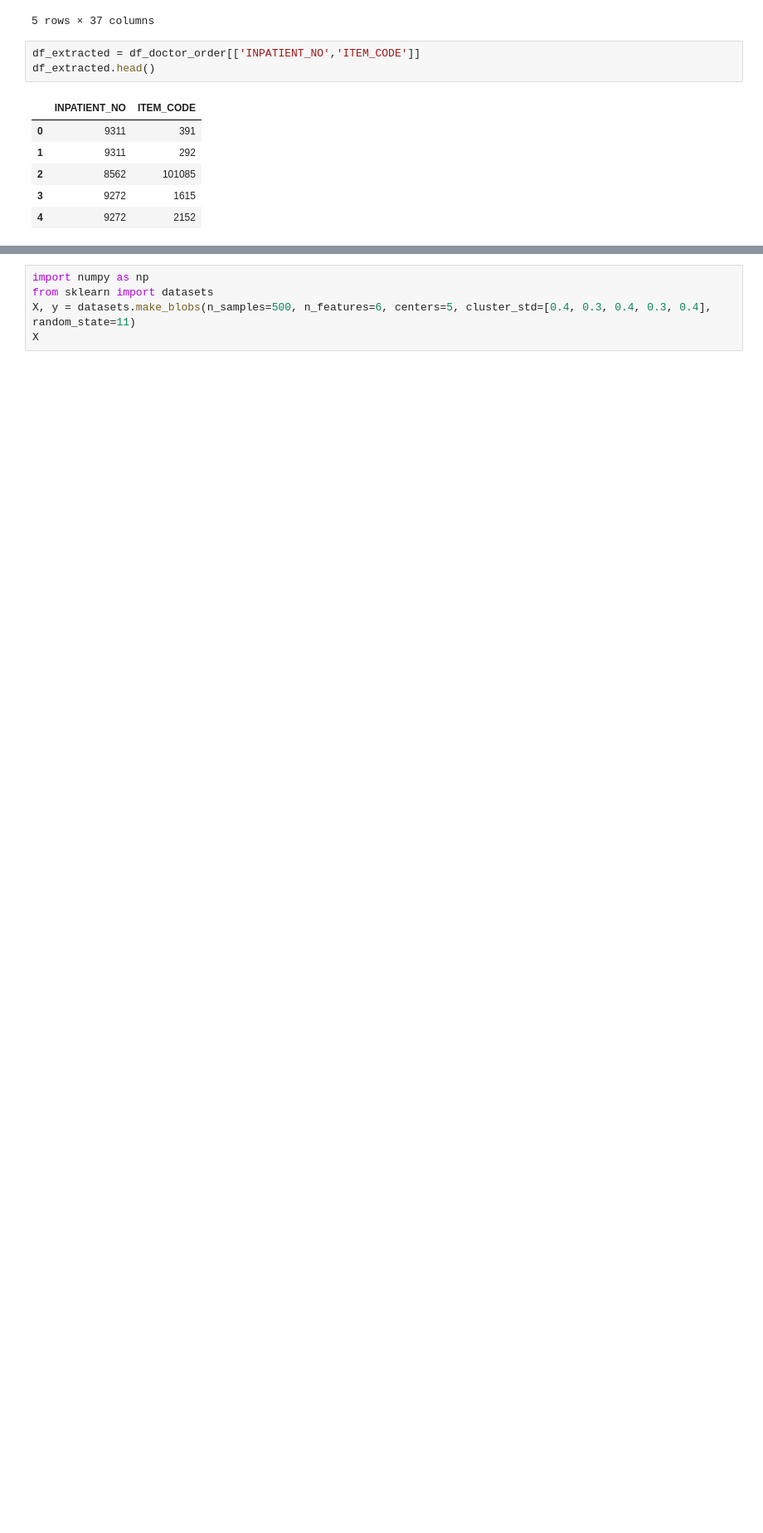
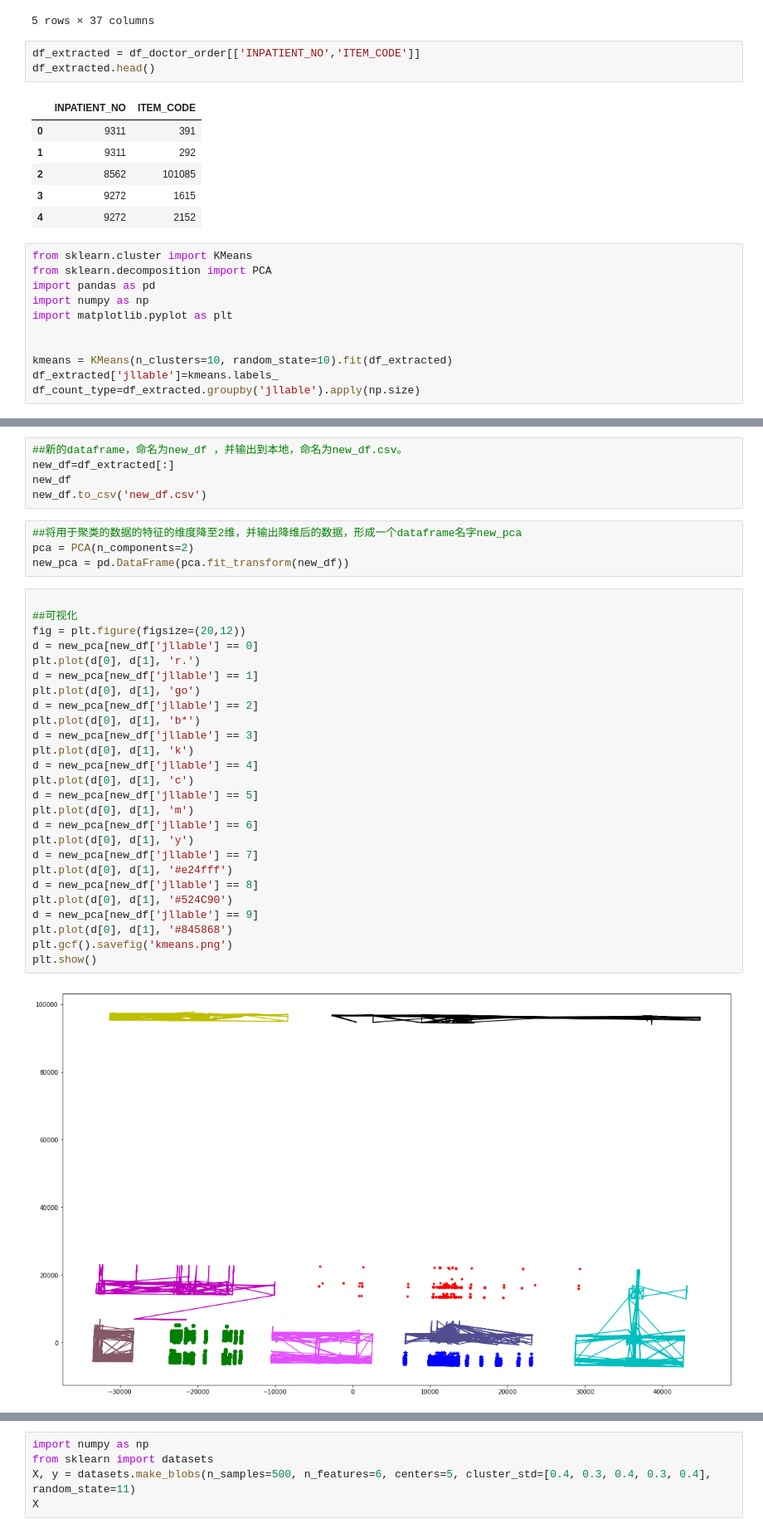
Before and after one commit to ShizhongLi/TP-NLP, a Jupyter notebook: cluster_analysis.ipynb, the cells around one changed output, grey strips where cells are left out. Shown: that part at 83% size. Saved outputs shown, nothing was run; the diff lists cells and outputs as text; blank space fills up the shorter version.

```diff
--- a/cluster_analysis.ipynb
+++ b/cluster_analysis.ipynb
@@ -27,3 +31,14 @@ df_extracted.head()
 | 2 | 8562 | 101085 |
 | 3 | 9272 | 1615 |
 | 4 | 9272 | 2152 |
+# %%
+from sklearn.cluster import KMeans
+from sklearn.decomposition import PCA
+import pandas as pd
+import numpy as np
+import matplotlib.pyplot as plt
+
+
+kmeans = KMeans(n_clusters=10, random_state=10).fit(df_extracted)
+df_extracted['jllable']=kmeans.labels_
+df_count_type=df_extracted.groupby('jllable').apply(np.size)
@@ -29,0 +81,37 @@ df_extracted.head()
+# %%
+##新的dataframe，命名为new_df ，并输出到本地，命名为new_df.csv。
+new_df=df_extracted[:]
+new_df
+new_df.to_csv('new_df.csv')
+# %%
+##将用于聚类的数据的特征的维度降至2维，并输出降维后的数据，形成一个dataframe名字new_pca
+pca = PCA(n_components=2)
+new_pca = pd.DataFrame(pca.fit_transform(new_df))
+# %%
+
+##可视化
+fig = plt.figure(figsize=(20,12))
+d = new_pca[new_df['jllable'] == 0]
+plt.plot(d[0], d[1], 'r.')
+d = new_pca[new_df['jllable'] == 1]
+plt.plot(d[0], d[1], 'go')
+d = new_pca[new_df['jllable'] == 2]
+plt.plot(d[0], d[1], 'b*')
+d = new_pca[new_df['jllable'] == 3]
+plt.plot(d[0], d[1], 'k')
+d = new_pca[new_df['jllable'] == 4]
+plt.plot(d[0], d[1], 'c')
+d = new_pca[new_df['jllable'] == 5]
+plt.plot(d[0], d[1], 'm')
+d = new_pca[new_df['jllable'] == 6]
+plt.plot(d[0], d[1], 'y')
+d = new_pca[new_df['jllable'] == 7]
+plt.plot(d[0], d[1], '#e24fff')
+d = new_pca[new_df['jllable'] == 8]
+plt.plot(d[0], d[1], '#524C90')
+d = new_pca[new_df['jllable'] == 9]
+plt.plot(d[0], d[1], '#845868')
+plt.gcf().savefig('kmeans.png')
+plt.show()
+# %% [output]
+[figure, added]
```
Also changed, not shown: parts of 16 cells of this notebook, 4 other files.
